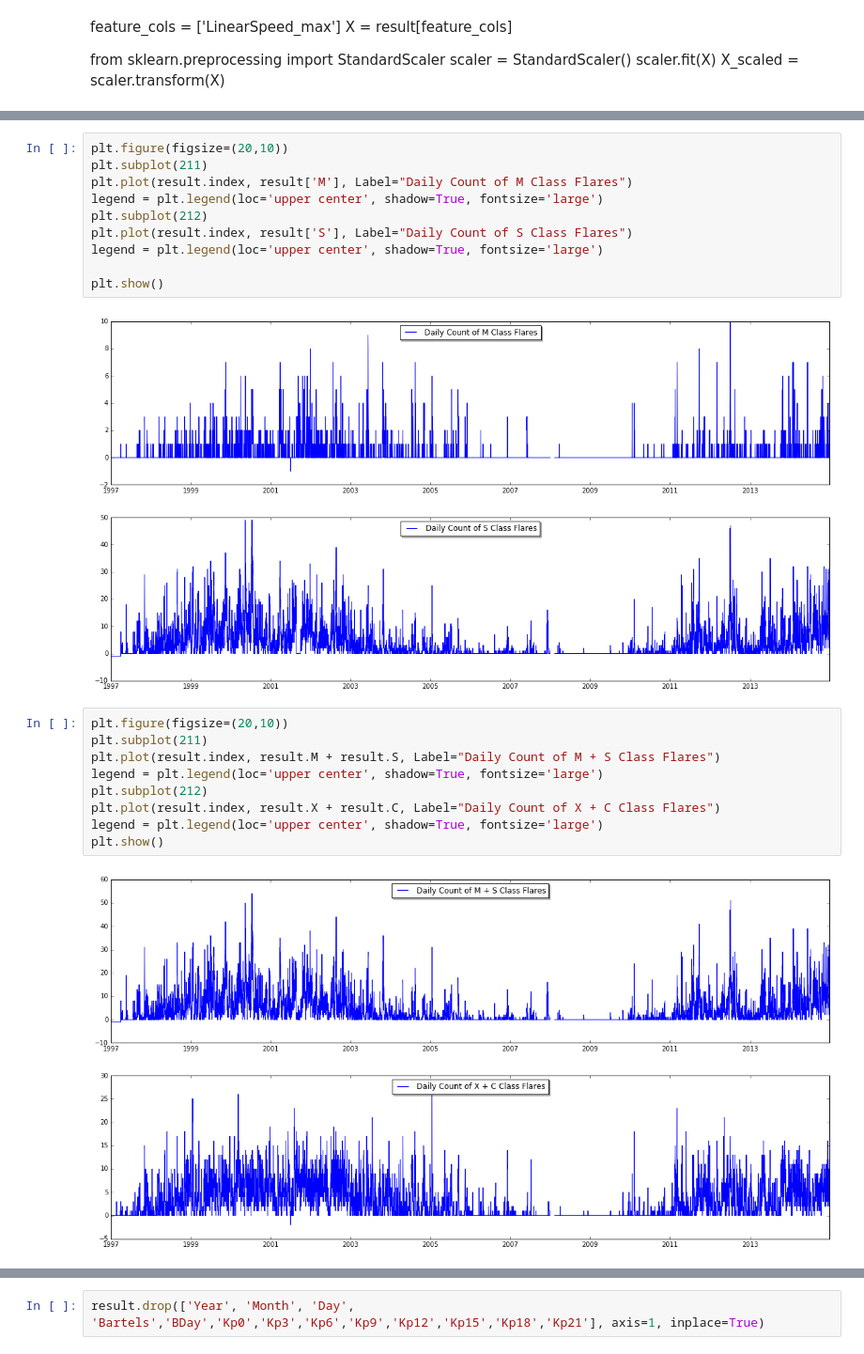
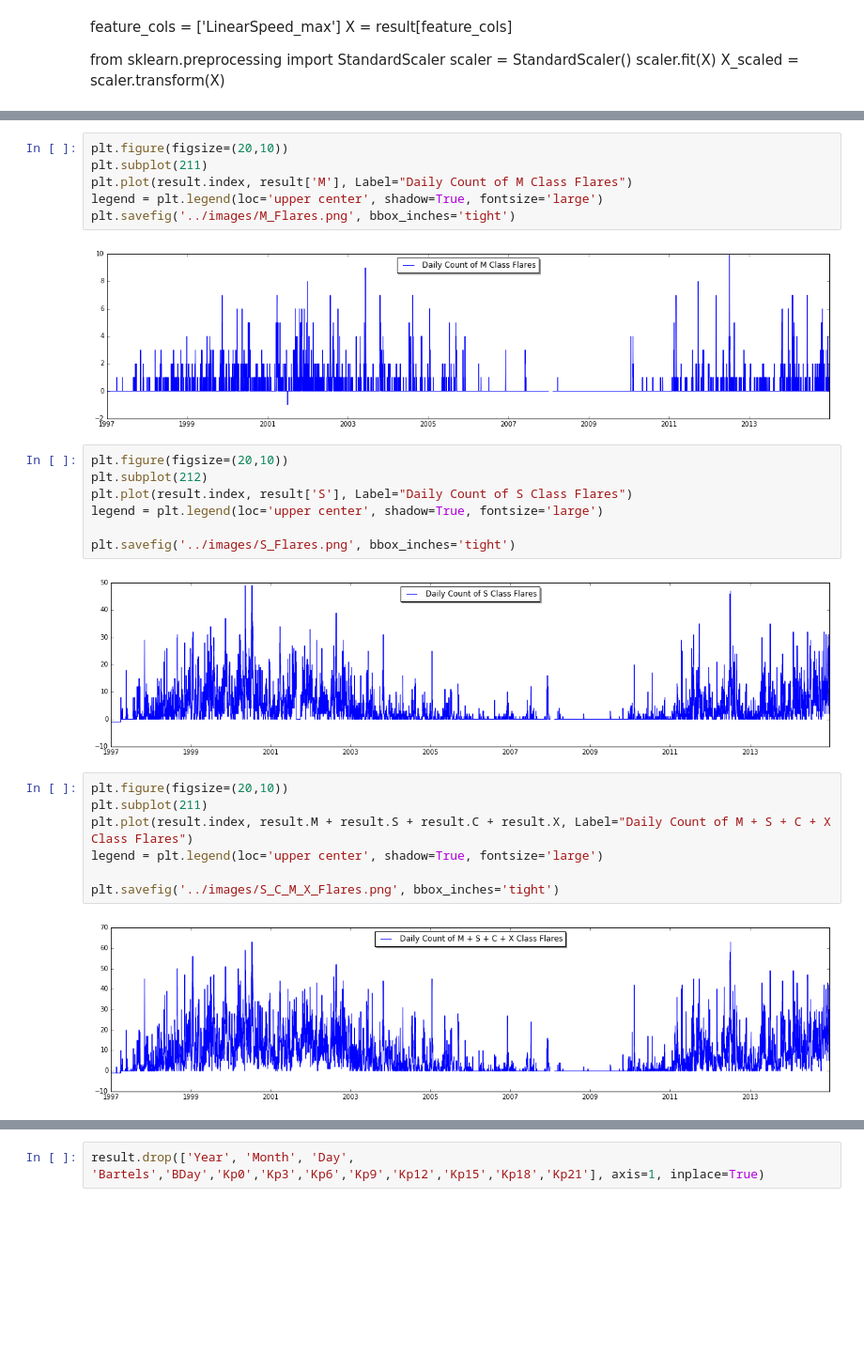
Before and after one commit to wayneheller/GA-Student-Project, a Jupyter notebook: ipythonscripts/Intial_Analysis_Cp_and_CME.ipynb, the cells around one changed output, grey strips where cells are left out. Shown at 94% size. Drawn from its saved outputs; the diff is of its cells as text; blank space fills up the shorter version.

```diff
--- a/ipythonscripts/Intial_Analysis_Cp_and_CME.ipynb
+++ b/ipythonscripts/Intial_Analysis_Cp_and_CME.ipynb
@@ -255,21 +266,24 @@ plt.figure(figsize=(20,10))
 plt.subplot(211)
 plt.plot(result.index, result['M'], Label="Daily Count of M Class Flares")
 legend = plt.legend(loc='upper center', shadow=True, fontsize='large')
-plt.subplot(212)
-plt.plot(result.index, result['S'], Label="Daily Count of S Class Flares")
-legend = plt.legend(loc='upper center', shadow=True, fontsize='large')
-
-plt.show()
+plt.savefig('../images/M_Flares.png', bbox_inches='tight')
 # %% [output]
-[figure, old version]
+[figure, new version]
+# %%
+plt.figure(figsize=(20,10))
+plt.subplot(212)
+plt.plot(result.index, result['S'], Label="Daily Count of S Class Flares")
+legend = plt.legend(loc='upper center', shadow=True, fontsize='large')
+
+plt.savefig('../images/S_Flares.png', bbox_inches='tight')
+# %% [output]
+[figure, added]
 # %%
 plt.figure(figsize=(20,10))
 plt.subplot(211)
-plt.plot(result.index, result.M + result.S, Label="Daily Count of M + S Class Flares")
+plt.plot(result.index, result.M + result.S + result.C + result.X, Label="Daily Count of M + S + C + X Class Flares")
 legend = plt.legend(loc='upper center', shadow=True, fontsize='large')
-plt.subplot(212)
-plt.plot(result.index, result.X + result.C, Label="Daily Count of X + C Class Flares")
-legend = plt.legend(loc='upper center', shadow=True, fontsize='large')
-plt.show()
+
+plt.savefig('../images/S_C_M_X_Flares.png', bbox_inches='tight')
 # %% [output]
-[figure, old version]
+[figure, new version]
```
Also changed, not shown: parts of 16 cells of this notebook, 11 other files.
